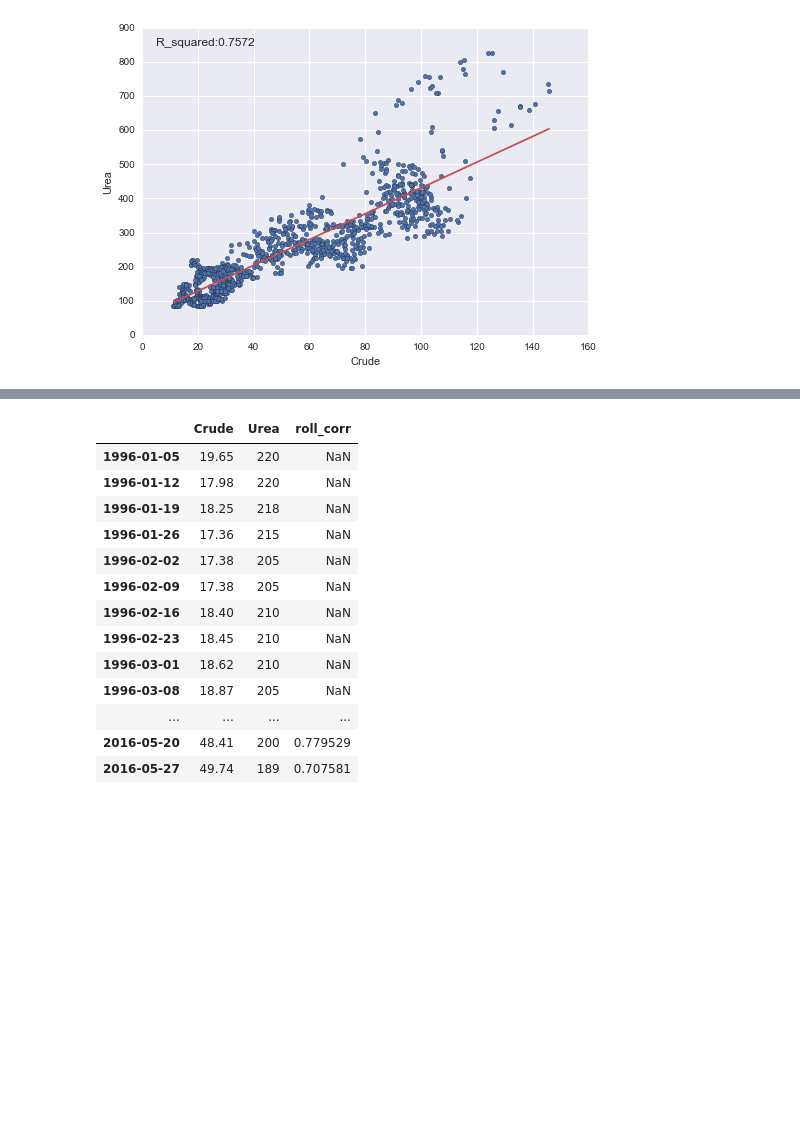
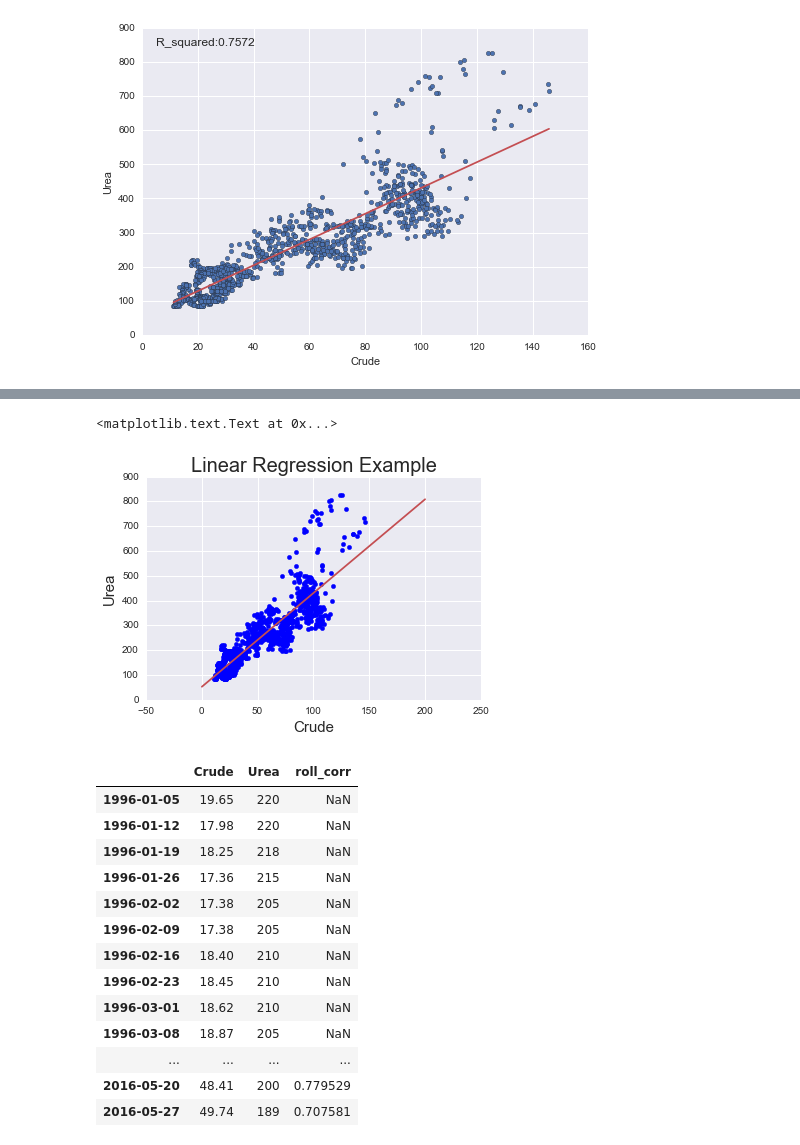
Before and after one commit to stei0792/chspython, a Jupyter notebook: Crude-Urea-Correlation.ipynb, the cells around one changed output, grey strips where cells are left out. Drawn from its saved outputs; the diff is of its cells as text; code cells hidden in the pictures; blank space fills up the shorter version.

```diff
--- a/Crude-Urea-Correlation.ipynb
+++ b/Crude-Urea-Correlation.ipynb
@@ -85,3 +96,16 @@ plt.text(5,850,'R_squared:0.7572')
 0.757239751857
 <matplotlib.text.Text at 0x...>
 [figure]
+# %%
+import numpy as np
+import pandas as pd
+from sklearn.linear_model import LinearRegression
+%pylab inline
+import matplotlib.pyplot as plt
+npMatrix = np.matrix(data)
+X, Y = npMatrix[:,0], npMatrix[:,1]
+mdl = LinearRegression().fit(X,Y) # either this or the next line
+#mdl = LinearRegression().fit(filtered_data[['x']],filtered_data.y)
+m = mdl.coef_[0]
+b = mdl.intercept_
+print ("formula: y = {0}x + {1}".format(m, b)) # following slope intercept form
@@ -88,3 +117,12 @@ plt.text(5,850,'R_squared:0.7572')
+# %%
+plt.scatter(X,Y, color='blue')
+plt.plot([0,200],[b,m*200+b],'r')
+plt.title('Linear Regression Example', fontsize = 20)
+plt.xlabel('Crude', fontsize = 15)
+plt.ylabel('Urea', fontsize = 15)
+# %% [output]
+<matplotlib.text.Text at 0x...>
+[figure, added]
 # %%
 import pandas.io.data as web
 crude = data['Crude']
```
Also changed, not shown: parts of 3 cells of this notebook.
